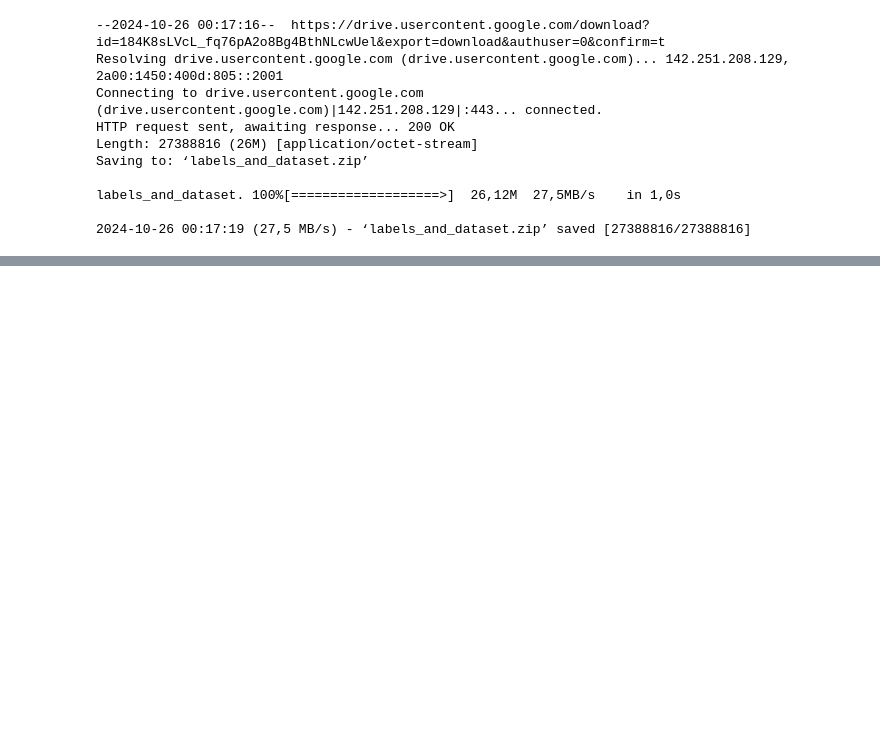
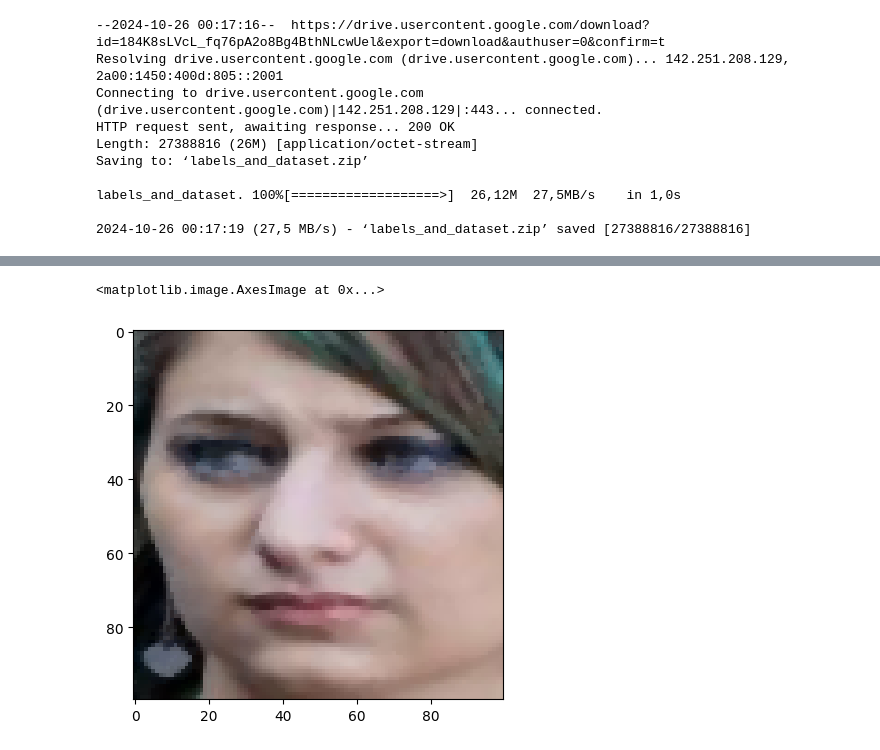
Before and after one commit to Pmilivojevic/facial_expression_detection, a Jupyter notebook: research/trials.ipynb, the cells around one changed output, grey strips where cells are left out. Saved outputs shown, nothing was run; the diff lists cells and outputs as text; code cells hidden in the pictures; blank space fills up the shorter version.

Commit message:
data transformation added

```diff
--- a/research/trials.ipynb
+++ b/research/trials.ipynb
@@ -67,0 +70,4 @@ os.listdir('artifacts/data_ingestion/dataset')
+# %%
+img = cv2.imread('artifacts/data_ingestion/dataset/00001.jpg')
+# im_eq = cv2.equalizeHist(img[:,:,1])
+im_filt = cv2.medianBlur(img, 3)
@@ -67,0 +76,6 @@ os.listdir('artifacts/data_ingestion/dataset')
+# %%
+img_rgb = cv2.cvtColor(im_filt, cv2.COLOR_BGR2RGB)
+plt.imshow(img_rgb, cmap="gray")
+# %% [output]
+<matplotlib.image.AxesImage at 0x...>
+[figure, added]
```
Also changed, not shown: parts of 9 cells of this notebook, 11 other files.
